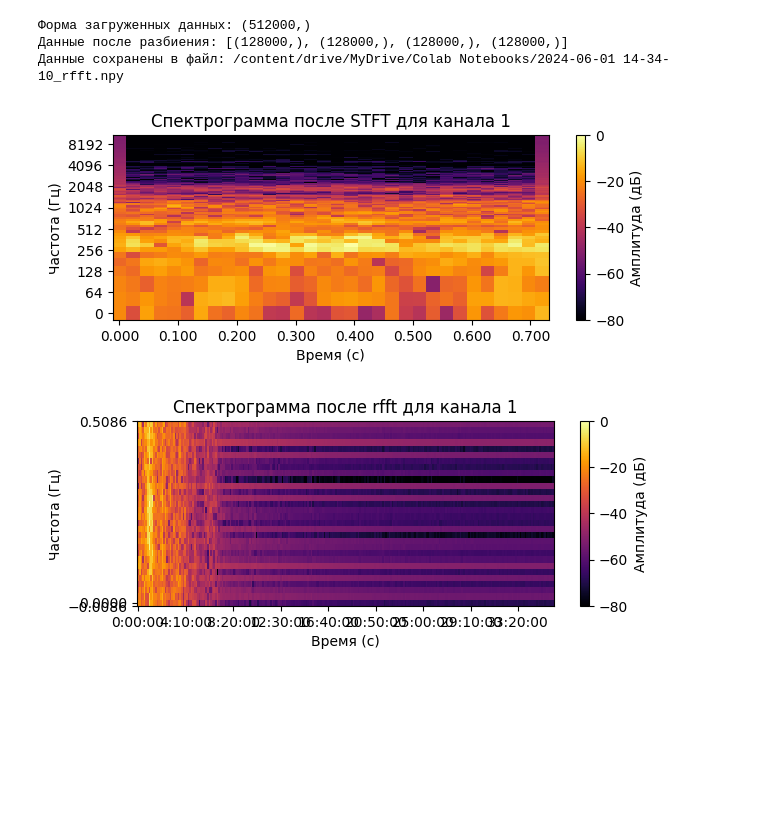
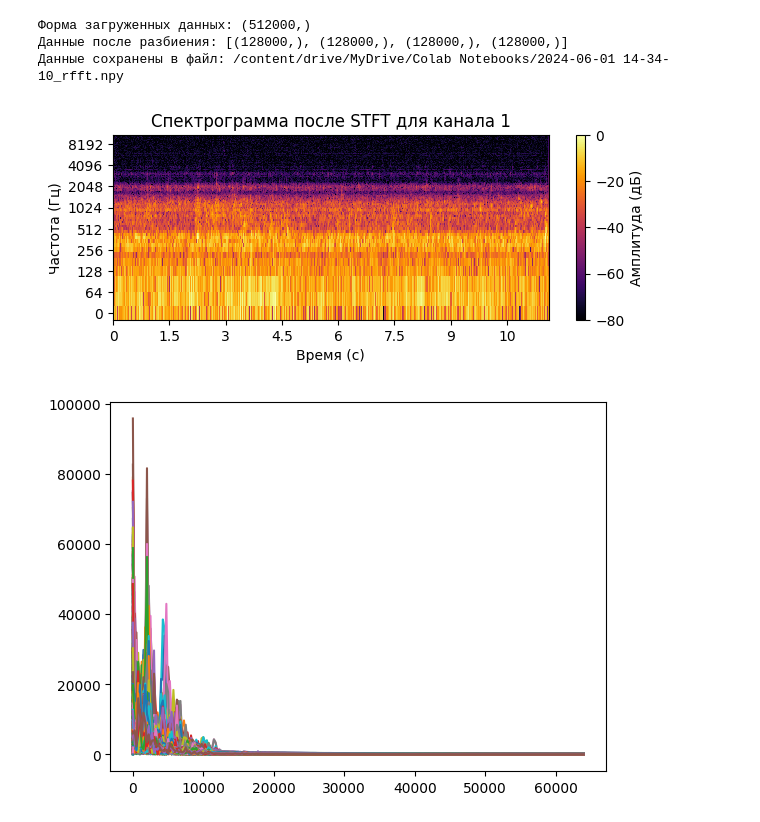
Before and after one commit to melnikovknst/COOKIE_2024, a Jupyter notebook: WindowFurie.ipynb, the cells around one changed output. Drawn from its saved outputs; the diff is of its cells as text; code cells hidden in the pictures; blank space fills up the shorter version.

```diff
--- a/WindowFurie.ipynb
+++ b/WindowFurie.ipynb
@@ -152,16 +152,12 @@ import librosa.display
 
 def plot_spectrograms(file_path, n_fft=512, hop_length=256):
     # Загружаем данные из numpy файла
-    data = np.load(file_path)
+    data = np.fromfile(file_path, dtype=np.float64)
 
-    # Преобразуем данные в тип с плавающей запятой
-    data = data.astype(np.float32)
+
 
     # Убедимся, что данные можно разделить на 4 канала
     num_channels = 4
-    if len(data) % num_channels != 0:
-        print("Ошибка: данные не делятся на 4 канала.")
-        return
 
     # Разделяем данные на 4 канала
     data_split = np.split(data, num_channels)
@@ -188,10 +184,10 @@ def plot_spectrograms(file_path, n_fft=512, hop_length=256):
     plt.show()
 
 # Пример использования:
-file_path = '/content/drive/MyDrive/Colab Notebooks/2024_6_1 17_12_29.npy'  # Путь к вашему numpy файлу
+file_path = '/content/drive/MyDrive/Colab Notebooks/2024-06-01 14-34-10.npy'  # Путь к вашему numpy файлу
 plot_spectrograms(file_path)
 # %% [output]
-[figure, old version]
+[figure, new version]
 # %%
 import numpy as np
 import librosa
@@ -200,16 +196,13 @@ import librosa.display
 
 def plot_spectrograms(file_path, n_fft=512, hop_length=256):
     # Загружаем данные из numpy файла
-    data = np.load(file_path)
+    data = np.fromfile(file_path, dtype=np.float64)
 
-    # Преобразуем данные в тип с плавающей запятой
-    data = data.astype(np.float32)
+
 
     # Убедимся, что данные можно разделить на 4 канала
     num_channels = 4
-    if len(data) % num_channels != 0:
-        print("Ошибка: данные не делятся на 4 канала.")
-        return
+
 
     # Разделяем данные на 4 канала
     data_split = np.split(data, num_channels)
@@ -227,34 +220,40 @@ def plot_spectrograms(file_path, n_fft=512, hop_length=256):
             end_idx = start_idx + n_fft
             frame_data = channel_data[start_idx:end_idx]
 
             # Применяем rfft (реальное преобразование Фурье)
             filtered_spectr = np.fft.rfft(frame_data)
+            amp = np.abs(filtered_spectr)
+            dt = 1/ 128000
+            freq = np.linspace(0, 1 / (2 * dt), len(filtered_spectr))
+            plt.plot(freq, amp)
+
+
             channel_stft.append(np.abs(filtered_spectr))  # Модуль спектра
 
         # Преобразуем список в двумерный массив (время x частотные бины)
         stft_data.append(np.array(channel_stft))
 
     # Конвертируем список в numpy массив для всех каналов
     stft_data = np.array(stft_data)
 
 
 
-    # Отображаем спектрограмму для первого канала после rfft
+    '''# Отображаем спектрограмму для первого канала после rfft
     plt.subplot(2, 1, 2)
     # Используем данные из stft_data для первого канала
     stft_channel_1 = stft_data[0]  # Для первого канала
     stft_channel_1_db = librosa.amplitude_to_db(stft_channel_1, ref=np.max)
     librosa.display.specshow(stft_channel_1_db, sr=1, x_axis='time', y_axis='log', cmap='inferno')
     plt.colorbar(label='Амплитуда (дБ)')
     plt.title('Спектрограмма после rfft для канала 1')
     plt.xlabel('Время (с)')
     plt.ylabel('Частота (Гц)')
 
     plt.tight_layout()
-    plt.show()
+    plt.show()'''
 
 # Пример использования:
-file_path = '/content/drive/MyDrive/Colab Notebooks/2024_6_1 17_12_29.npy'  # Путь к вашему numpy файлу
+file_path = '/content/drive/MyDrive/Colab Notebooks/2024-06-01 14-34-10.npy'  # Путь к вашему numpy файлу
 plot_spectrograms(file_path)
 # %% [output]
-[figure, old version]
+[figure, new version]
```
Also changed, not shown: parts of 4 cells of this notebook.
